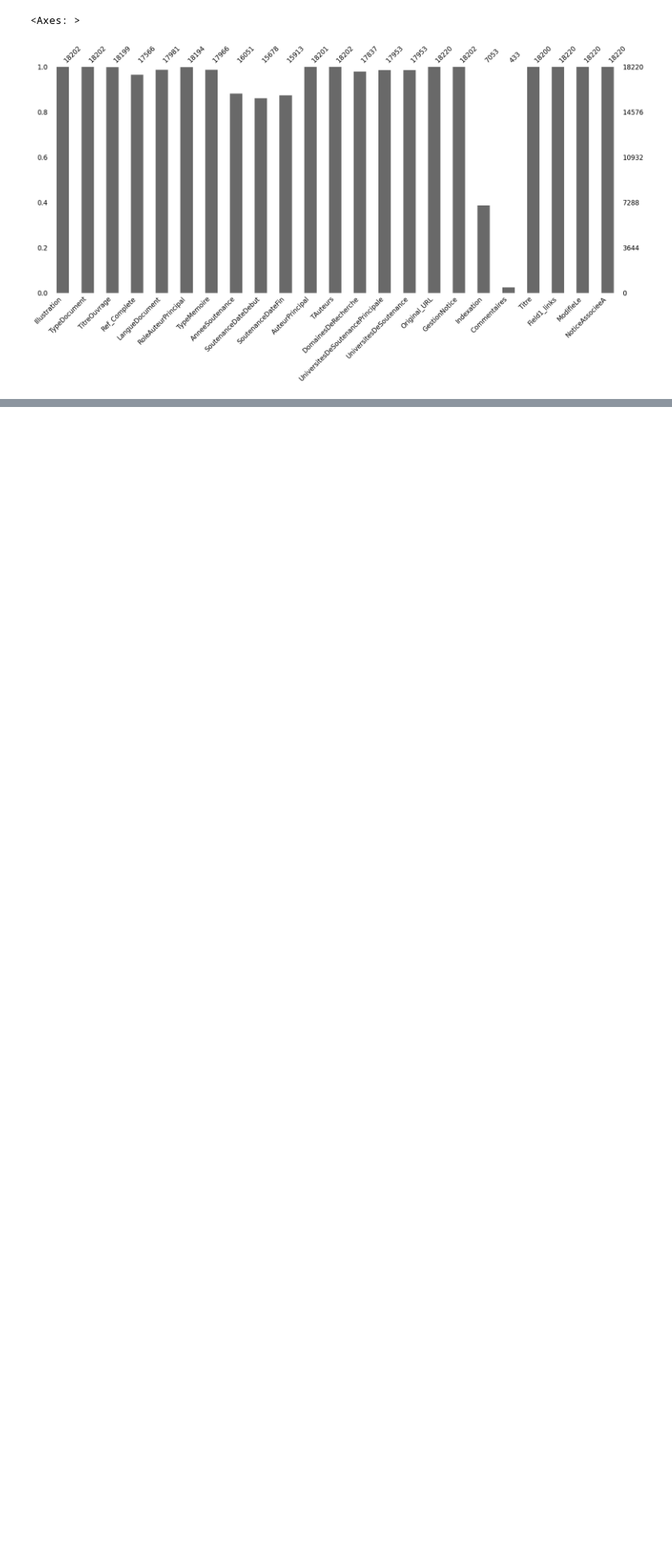
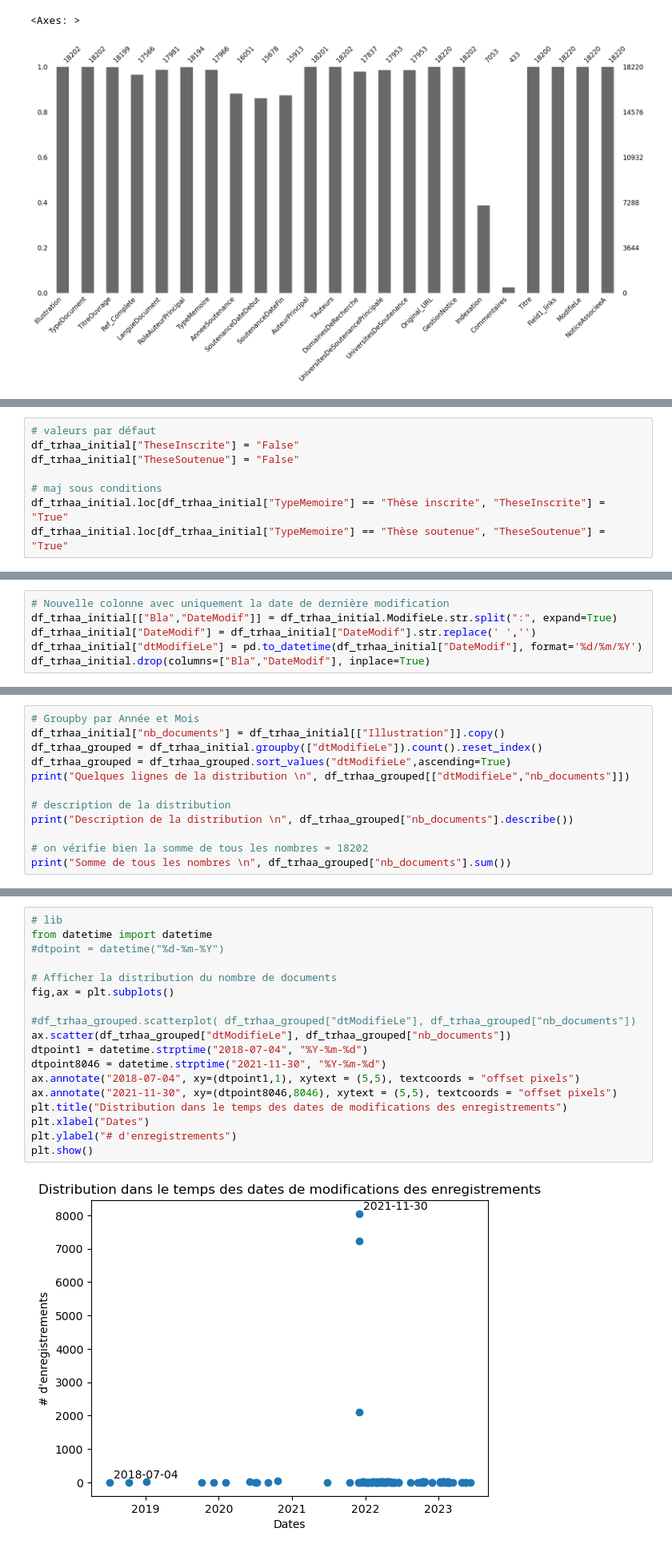
Before and after one commit to RMorana/DU_Data, a Jupyter notebook: trhaa.ipynb, the cells around one changed output, grey strips where cells are left out. Shown at 80% size. Drawn from its saved outputs; the diff is of its cells as text; blank space fills up the shorter version.

```diff
--- a/trhaa.ipynb
+++ b/trhaa.ipynb
@@ -204,0 +307,8 @@ Début: 1969 Fin: 1969
+# %%
+# valeurs par défaut
+df_trhaa_initial["TheseInscrite"] = "False"
+df_trhaa_initial["TheseSoutenue"] = "False"
+
+# maj sous conditions
+df_trhaa_initial.loc[df_trhaa_initial["TypeMemoire"] == "Thèse inscrite", "TheseInscrite"] = "True"
+df_trhaa_initial.loc[df_trhaa_initial["TypeMemoire"] == "Thèse soutenue", "TheseSoutenue"] = "True"
@@ -204,0 +398,6 @@ Début: 1969 Fin: 1969
+# %%
+# Nouvelle colonne avec uniquement la date de dernière modification
+df_trhaa_initial[["Bla","DateModif"]] = df_trhaa_initial.ModifieLe.str.split(":", expand=True)
+df_trhaa_initial["DateModif"] = df_trhaa_initial["DateModif"].str.replace(' ','')
+df_trhaa_initial["dtModifieLe"] = pd.to_datetime(df_trhaa_initial["DateModif"], format='%d/%m/%Y')
+df_trhaa_initial.drop(columns=["Bla","DateModif"], inplace=True)
@@ -204,0 +436,12 @@ Début: 1969 Fin: 1969
+# %%
+# Groupby par Année et Mois
+df_trhaa_initial["nb_documents"] = df_trhaa_initial[["Illustration"]].copy()
+df_trhaa_grouped = df_trhaa_initial.groupby(["dtModifieLe"]).count().reset_index()
+df_trhaa_grouped = df_trhaa_grouped.sort_values("dtModifieLe",ascending=True)
+print("Quelques lignes de la distribution \n", df_trhaa_grouped[["dtModifieLe","nb_documents"]])
+
+# description de la distribution
+print("Description de la distribution \n", df_trhaa_grouped["nb_documents"].describe())
+
+# on vérifie bien la somme de tous les nombres = 18202
+print("Somme de tous les nombres \n", df_trhaa_grouped["nb_documents"].sum())
@@ -204,0 +468,20 @@ Début: 1969 Fin: 1969
+# %%
+# lib
+from datetime import datetime
+#dtpoint = datetime("%d-%m-%Y")
+
+# Afficher la distribution du nombre de documents
+fig,ax = plt.subplots()
+
+#df_trhaa_grouped.scatterplot( df_trhaa_grouped["dtModifieLe"], df_trhaa_grouped["nb_documents"])
+ax.scatter(df_trhaa_grouped["dtModifieLe"], df_trhaa_grouped["nb_documents"])
+dtpoint1 = datetime.strptime("2018-07-04", "%Y-%m-%d")
+dtpoint8046 = datetime.strptime("2021-11-30", "%Y-%m-%d")
+ax.annotate("2018-07-04", xy=(dtpoint1,1), xytext = (5,5), textcoords = "offset pixels")
+ax.annotate("2021-11-30", xy=(dtpoint8046,8046), xytext = (5,5), textcoords = "offset pixels")
+plt.title("Distribution dans le temps des dates de modifications des enregistrements")
+plt.xlabel("Dates")
+plt.ylabel("# d'enregistrements")
+plt.show()
+# %% [output]
+[figure, added]
```
Also changed, not shown: parts of 23 cells of this notebook.
